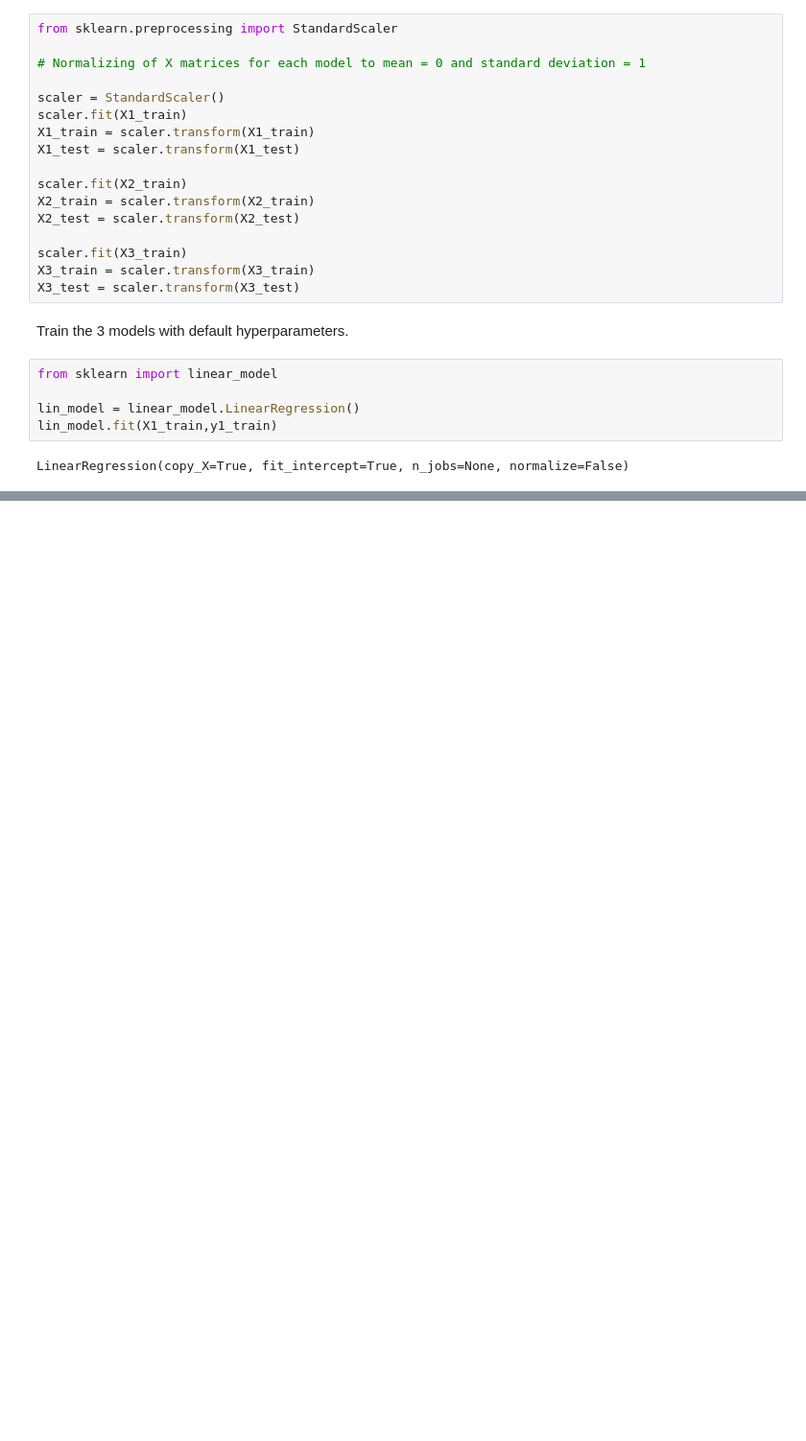
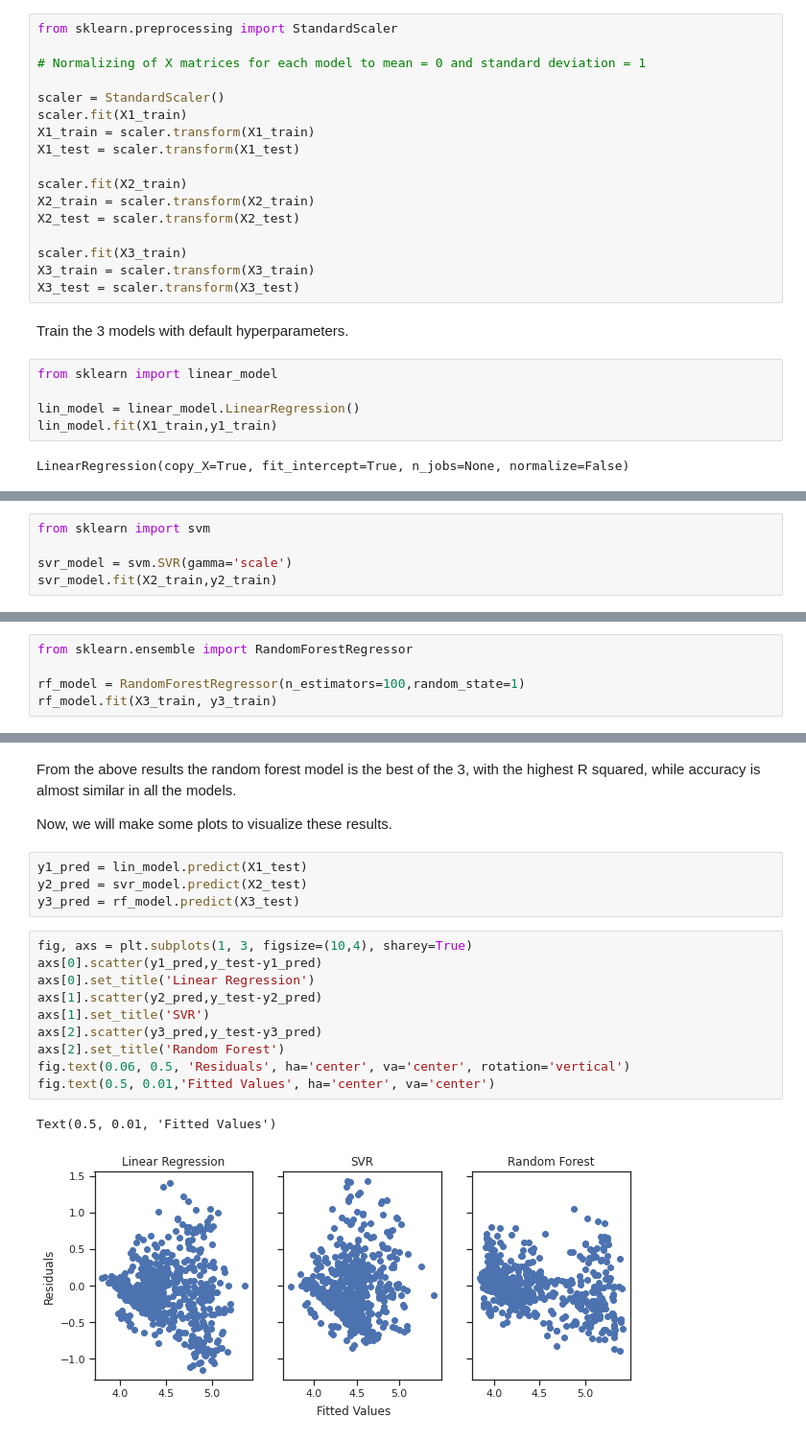
Before and after one commit to UthamanA/Appliances-energy-prediction-ML-Regression, a Jupyter notebook: appliances_energy_prediction.ipynb, the cells around one changed output, grey strips where cells are left out. Shown at 96% size. Drawn from its saved outputs; the diff is of its cells as text; blank space fills up the shorter version.

```diff
--- a/appliances_energy_prediction.ipynb
+++ b/appliances_energy_prediction.ipynb
@@ -392,0 +395,5 @@ LinearRegression(copy_X=True, fit_intercept=True, n_jobs=None, normalize=False)
+# %%
+from sklearn import svm
+
+svr_model = svm.SVR(gamma='scale')
+svr_model.fit(X2_train,y2_train)
@@ -392,0 +405,5 @@ LinearRegression(copy_X=True, fit_intercept=True, n_jobs=None, normalize=False)
+# %%
+from sklearn.ensemble import RandomForestRegressor
+
+rf_model = RandomForestRegressor(n_estimators=100,random_state=1)
+rf_model.fit(X3_train, y3_train)
@@ -392,0 +499,21 @@ LinearRegression(copy_X=True, fit_intercept=True, n_jobs=None, normalize=False)
+# %% [markdown]
+From the above results the random forest model is the best of the 3, with the highest R squared, while accuracy is almost similar in all the models.
+
+Now, we will make some plots to visualize these results.
+# %%
+y1_pred = lin_model.predict(X1_test)
+y2_pred = svr_model.predict(X2_test)
+y3_pred = rf_model.predict(X3_test)
+# %%
+fig, axs = plt.subplots(1, 3, figsize=(10,4), sharey=True)
+axs[0].scatter(y1_pred,y_test-y1_pred)
+axs[0].set_title('Linear Regression')
+axs[1].scatter(y2_pred,y_test-y2_pred)
+axs[1].set_title('SVR')
+axs[2].scatter(y3_pred,y_test-y3_pred)
+axs[2].set_title('Random Forest')
+fig.text(0.06, 0.5, 'Residuals', ha='center', va='center', rotation='vertical')
+fig.text(0.5, 0.01,'Fitted Values', ha='center', va='center')
+# %% [output]
+Text(0.5, 0.01, 'Fitted Values')
+[figure, added]
```
Also changed, not shown: parts of 13 cells of this notebook.
